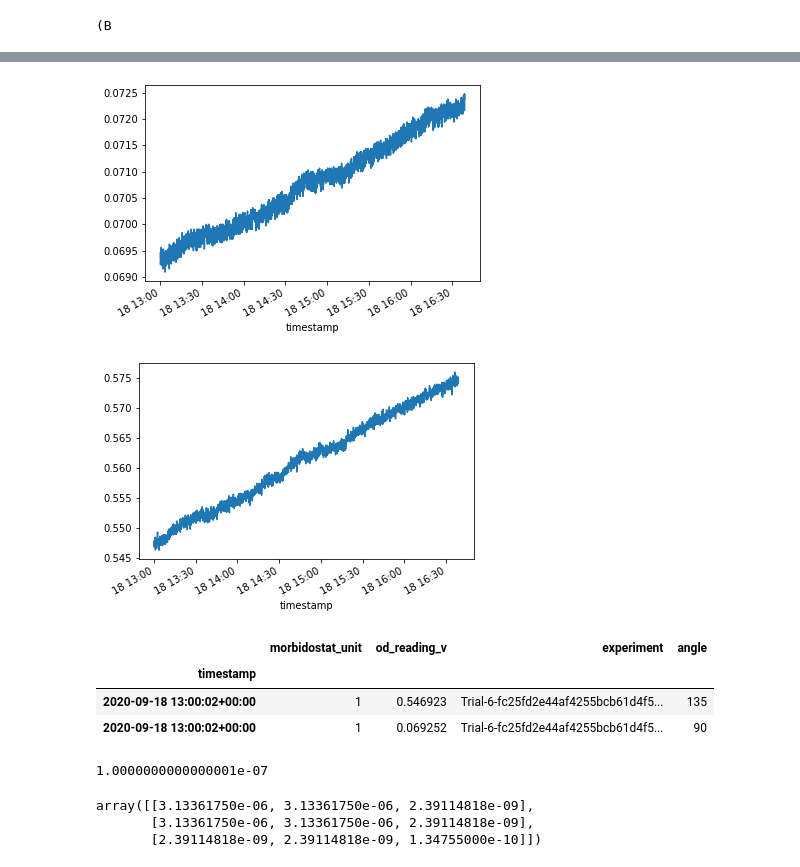
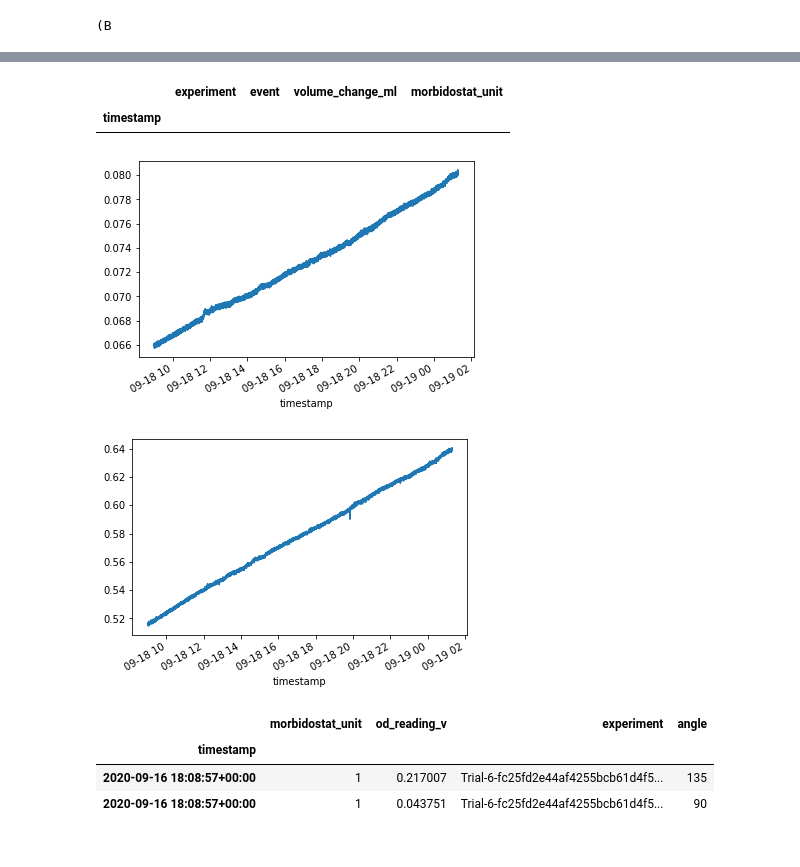
Before and after one commit to Pioreactor/pioreactor, a Jupyter notebook: jupyter_notebooks/Kalman Filter tests.ipynb, the cells around one changed output, grey strips where cells are left out. Cells and saved outputs as stored; diff of their text form; code cells hidden in the pictures.

```diff
--- a/jupyter_notebooks/Kalman Filter tests.ipynb
+++ b/jupyter_notebooks/Kalman Filter tests.ipynb
@@ -16,7 +17,9 @@ import pandas as pd
 import sqlite3
 con = sqlite3.connect("../morbidostat.db")
 experiment = "Trial-6-fc25fd2e44af4255bcb61d4f574f0087"
-df = pd.read_sql_query(f'SELECT * from od_readings_raw WHERE experiment="{experiment}" and morbidostat_unit="1"', con)
+unit = 1
+df = pd.read_sql_query(f'SELECT * from od_readings_raw WHERE experiment="{experiment}" and morbidostat_unit="{unit}"', con)
+io_events = pd.read_sql_query(f'SELECT * from io_events WHERE experiment="{experiment}" and morbidostat_unit="{unit}"', con)
 # %%
 df['timestamp'] = pd.to_datetime(df['timestamp'])
 df = df.set_index("timestamp")
@@ -23,12 +29,17 @@ df = df.set_index("timestamp")
 # %%
-df = df.loc["2020-09-18 13:00:00":]
+#df = df.loc["2020-09-18 9:00:00":]
+# %%
+io_events
+# %% [output]
+|  | experiment | event | volume_change_ml | morbidostat_unit |
+| timestamp |  |  |  |  |
 # %%
-for _, g in df.loc["2020-09-18 13:00:00":].groupby("angle")['od_reading_v']:
+for _, g in df.loc["2020-09-18 9:00:00":].groupby("angle")['od_reading_v']:
     plt.figure()
     g.plot()
 # %% [output]
-[figure, old version]
+[figure, new version]
-[figure, old version]
+[figure, new version]
 # %%
 df.index = df.index.round('S')
 # %%
@@ -151,11 +162,6 @@ df_.head(2)
 # %% [output]
 |  | morbidostat_unit | od_reading_v | experiment | angle |
 | timestamp |  |  |  |  |
-| 2020-09-18 13:00:02+00:00 | 1 | 0.546923 | Trial-6-fc25fd2e44af4255bcb61d4f5... | 135 |
-| 2020-09-18 13:00:02+00:00 | 1 | 0.069252 | Trial-6-fc25fd2e44af4255bcb61d4f5... | 90 |
+| 2020-09-16 18:08:57+00:00 | 1 | 0.217007 | Trial-6-fc25fd2e44af4255bcb61d4f5... | 135 |
+| 2020-09-16 18:08:57+00:00 | 1 | 0.043751 | Trial-6-fc25fd2e44af4255bcb61d4f5... | 90 |
-# %%
-
- np.sqrt(1e-7) * np.sqrt(1e-7)
-# %% [output]
-1.0000000000000001e-07
 # %%
@@ -185,9 +202,3 @@ for _, g in df_.groupby(level=0):
 results = pd.DataFrame(results, columns=['90', '135',  'rate'])
-# %%
-ekf.covariance_
-# %% [output]
-array([[3.13361750e-06, 3.13361750e-06, 2.39114818e-09],
-       [3.13361750e-06, 3.13361750e-06, 2.39114818e-09],
-       [2.39114818e-09, 2.39114818e-09, 1.34755000e-10]])
 # %%
 plt.figure()
```
Also changed, not shown: parts of 7 cells of this notebook, 7 other files.
